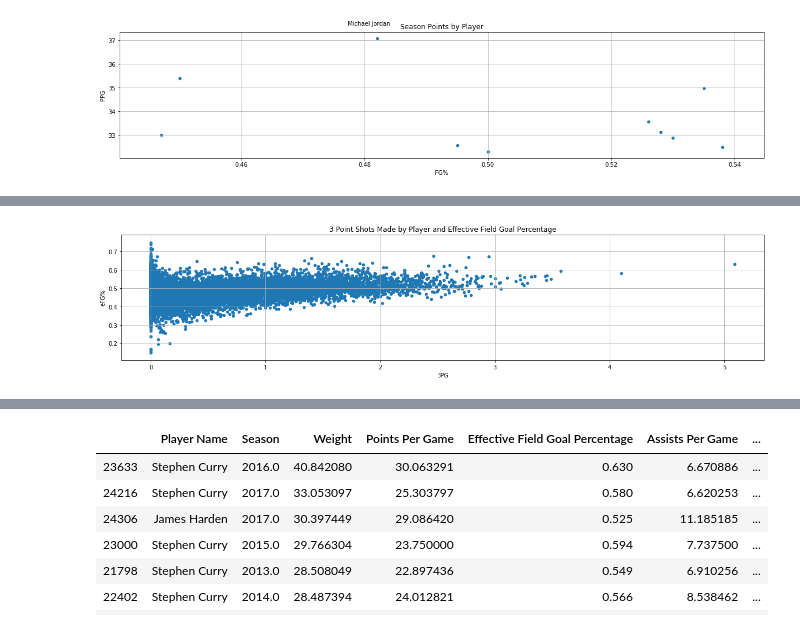
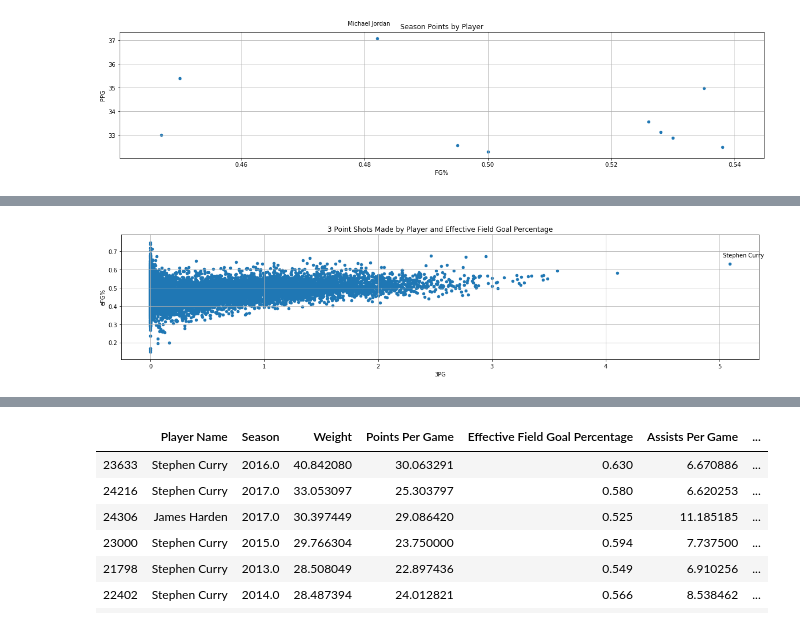
Before and after one commit to goblebla/NBA_Analysts, a Jupyter notebook: Master Notebook.ipynb, the cells around one changed output, grey strips where cells are left out. Saved outputs shown, nothing was run; the diff lists cells and outputs as text; code cells hidden in the pictures.

```diff
--- a/Master Notebook.ipynb
+++ b/Master Notebook.ipynb
@@ -306,11 +392,13 @@ player_3pg.head(10)
 # %%
 player_3_eFG = player_data[['Year','Player', '3PG', '3P', '3PA', '3P%', 'PPG','G', 'TS%', 'eFG%']]
 
 player_3_eFG.plot(kind="scatter", x="3PG", y="eFG%", grid=True, figsize=(20,4),
                  title="3 Point Shots Made by Player and Effective Field Goal Percentage")
+plt.annotate('Stephen Curry', xy=(5.09, 0.630), xytext=(60, 10), textcoords= 'offset points', ha='right',
+             va='bottom')
 plt.show()
 # %% [output]
-[figure, old version]
+[figure, new version]
 # %%
 player_3pg.plot(kind="scatter", x="3PG", y="PPG", grid=True, figsize=(20,4),
                  title="3 Point Shots Made by Player and Points Per Game")
```
Also changed, not shown: parts of 35 cells of this notebook, 1 other file.
